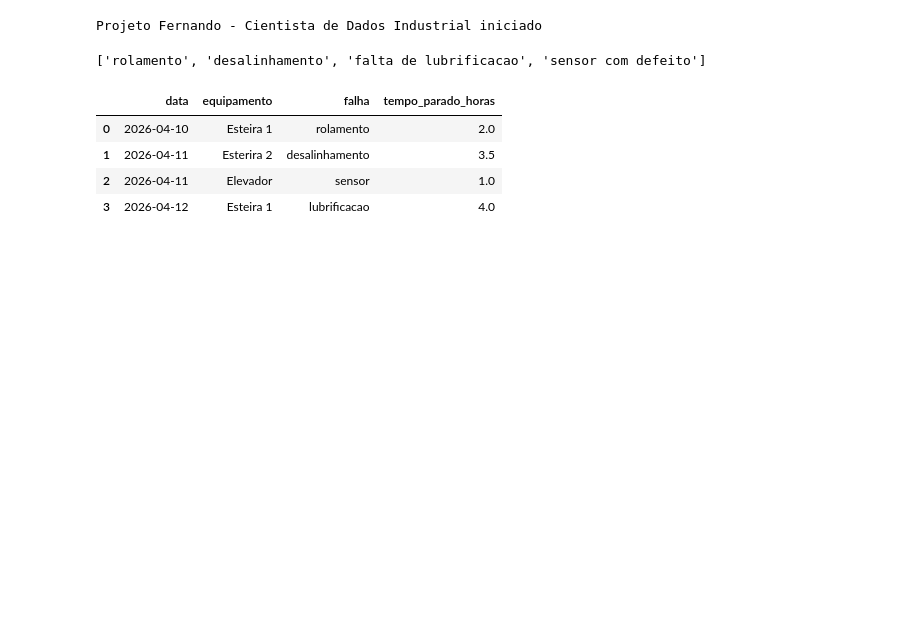
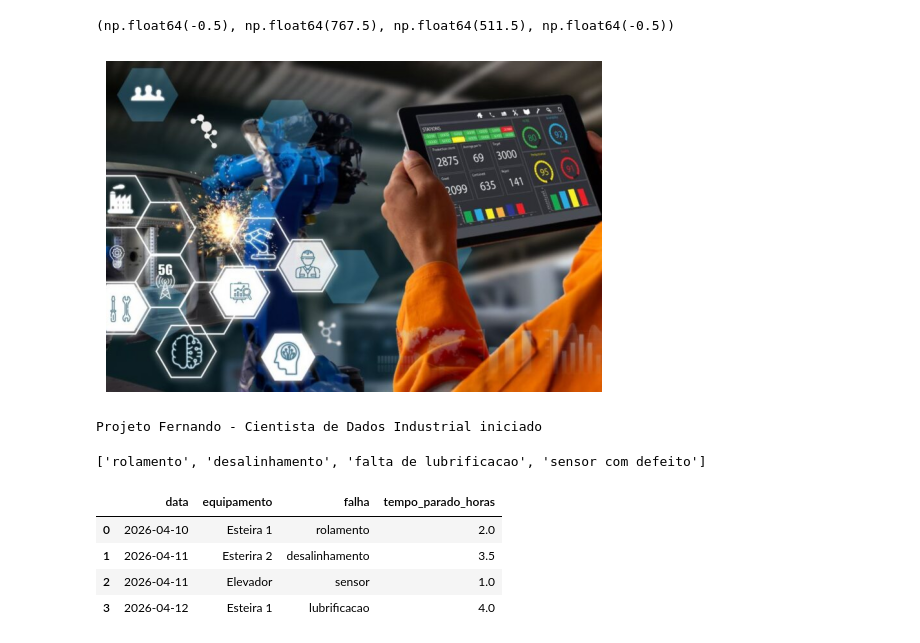
Before and after one commit to Nandaodevmax/predictive-maintenance-project, a Jupyter notebook: Manutenção e Dados.ipynb, the cells around one changed output. Cells and saved outputs as stored; diff of their text form; code cells hidden in the pictures; blank space fills up the shorter version.

```diff
--- a/Manutenção e Dados.ipynb
+++ b/Manutenção e Dados.ipynb
@@ -3,3 +9,13 @@
+# %%
+from PIL import Image
+import matplotlib.pyplot as plt
+
+img = Image.open('Manutencao-preditiva-na-industria-4.0-o-poder-da-IA-e-IoT-no-processo-768x512.jpg')
+plt.imshow(img)
+plt.axis('off')
+# %% [output]
+(np.float64(-0.5), np.float64(767.5), np.float64(511.5), np.float64(-0.5))
+[figure, added]
 # %%
 print("Projeto Fernando - Cientista de Dados Industrial iniciado")
 # %% [output]
```
Also changed, not shown: parts of 1 cell of this notebook.
